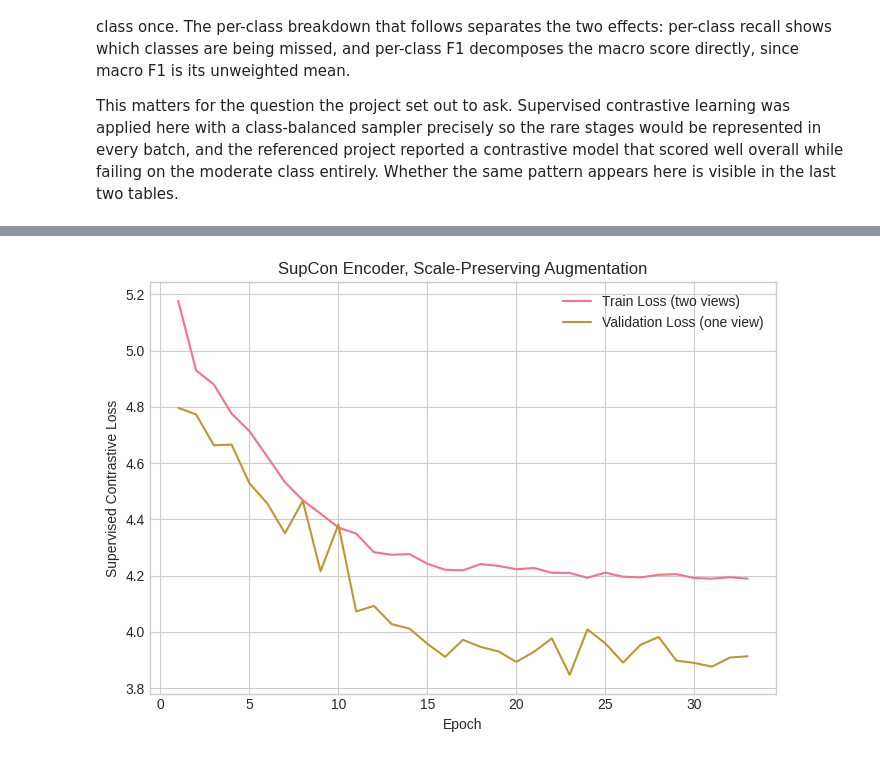
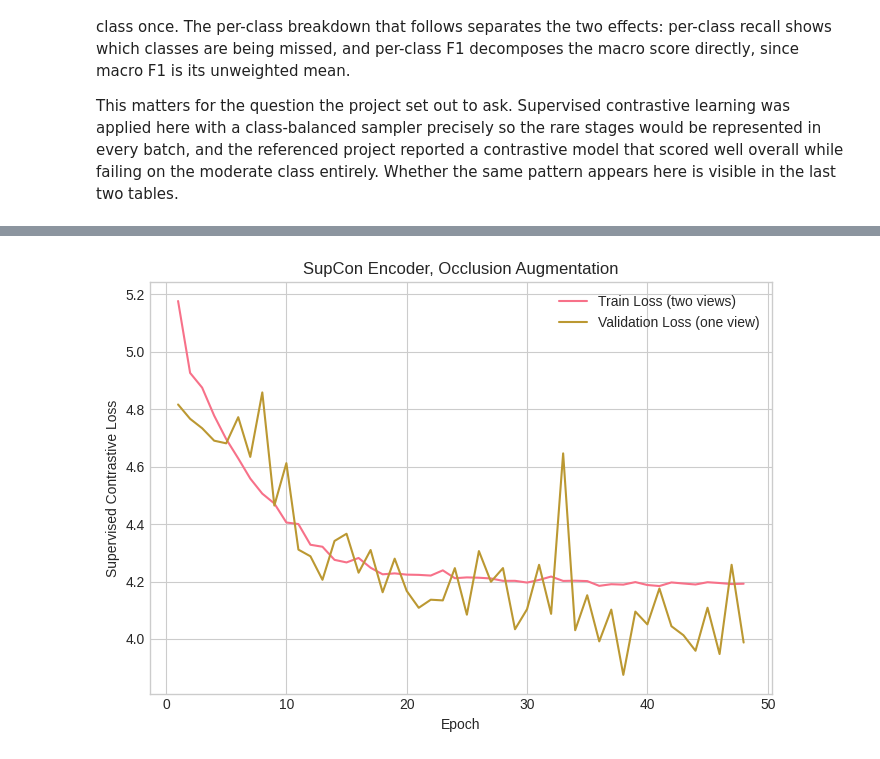
Before and after one commit to VladetaV/Deep-Learning-For-Human-Body-Marker-Augmentation, a Jupyter notebook: alzheimer_classification.ipynb, the cells around one changed output, grey strips where cells are left out. Drawn from its saved outputs; the diff is of its cells as text; code cells hidden in the pictures.

```diff
--- a/alzheimer_classification.ipynb
+++ b/alzheimer_classification.ipynb
@@ -2031,7 +2042,9 @@ def train_linear_probe(
 
     classifier.eval()
     with torch.no_grad():
-        predicted_labels = classifier(val_features).argmax(dim=1).cpu().tolist()
+        validation_logits = classifier(val_features)
+        validation_loss = probe_criterion(validation_logits, val_targets).item()
+        predicted_labels = validation_logits.argmax(dim=1).cpu().tolist()
     true_labels = val_targets.cpu().tolist()
 
     _, _, macro_f1, _ = precision_recall_fscore_support(
@@ -2045,6 +2058,7 @@ def train_linear_probe(
         'accuracy': accuracy_score(true_labels, predicted_labels),
         'macro_f1': macro_f1,
         'train_loss': loss.item(),
+        'val_loss': validation_loss,
     }
 # %%
 if CONTRASTIVE_MODEL_PATH.exists() and not RETRAIN_CONTRASTIVE:
@@ -2154,14 +2168,16 @@ else:
             'Temperature': config['temperature'],
             'Batch Size': contrastive_train_loader.batch_size,
             'Learning Rate': config['learning_rate'],
+            'Betas': config['betas'],
             'Best Epoch': selection['best_epoch'],
             'Validation Contrastive Loss': selection['val_loss'],
             'Probe Macro F1': probe['macro_f1'],
+            'Probe Validation Loss': probe['val_loss'],
             'Probe Accuracy': probe['accuracy'],
             'Training Seconds': training_seconds,
         })
 
-        trial_score = (probe['macro_f1'], probe['accuracy'])
+        trial_score = (probe['macro_f1'], -probe['val_loss'])
         if trial_score > best_search_score:
             best_search_score = trial_score
             best_encoder_state = state_dict_to_cpu(trial_encoder)
@@ -2193,8 +2209,8 @@ else:
             torch.cuda.empty_cache()
 
     contrastive_search_results = pd.DataFrame(search_rows).sort_values(
-        ['Probe Macro F1', 'Probe Accuracy'],
-        ascending=[False, False],
+        ['Probe Macro F1', 'Probe Validation Loss'],
+        ascending=[False, True],
     ).reset_index(drop=True)
 
     best_encoder = AlzheimerContrastiveEncoder(
@@ -2216,6 +2232,8 @@ else:
         'random_state': RANDOM_STATE,
         'data_split': 'original_kaggle_test',
         'selection_metric': 'validation_linear_probe_macro_f1',
+        'selection_tiebreak': 'validation_linear_probe_loss',
+        'augmentation': CONTRASTIVE_AUGMENTATION,
         'imagenet_pretrained': True,
         'input_channels': 1,
         'input_size': (128, 128),
@@ -2596,54 +2652,54 @@ Retrain existing models: False
 # %%
-load_scale_preserving_encoder = (
-    SCALE_PRESERVING_PATHS['encoder'].exists() and not RETRAIN_SCALE_PRESERVING
+load_occlusion_encoder = (
+    OCCLUSION_PATHS['encoder'].exists() and not RETRAIN_OCCLUSION
 )
 
 set_seed()
-scale_preserving_sampler.generator.manual_seed(RANDOM_STATE)
-scale_preserving_generator.manual_seed(RANDOM_STATE)
-scale_preserving_encoder = AlzheimerContrastiveEncoder(
+occlusion_sampler.generator.manual_seed(RANDOM_STATE)
+occlusion_generator.manual_seed(RANDOM_STATE)
+occlusion_encoder = AlzheimerContrastiveEncoder(
     backbone=best_contrastive_config['backbone'],
     projection_units=best_contrastive_config['projection_units'],
     projection_dimensions=best_contrastive_config['projection_dimensions'],
-    initialize_from_imagenet=not load_scale_preserving_encoder,
+    initialize_from_imagenet=not load_occlusion_encoder,
 ).to(device)
 
-if load_scale_preserving_encoder:
-    scale_preserving_checkpoint = torch.load(
-        SCALE_PRESERVING_PATHS['encoder'],
+if load_occlusion_encoder:
+    occlusion_checkpoint = torch.load(
+        OCCLUSION_PATHS['encoder'],
         map_location=device,
         weights_only=False,
     )
-    scale_preserving_encoder.load_state_dict(
-        scale_preserving_checkpoint['model_state_dict']
+    occlusion_encoder.load_state_dict(
+        occlusion_checkpoint['model_state_dict']
     )
-    scale_preserving_metrics = scale_preserving_checkpoint['metrics']
-    scale_preserving_probe = scale_preserving_checkpoint['linear_probe']
-    print(f"Loaded encoder from {SCALE_PRESERVING_PATHS['encoder']}")
+    occlusion_metrics = occlusion_checkpoint['metrics']
+    occlusion_probe = occlusion_checkpoint['linear_probe']
+    print(f"Loaded encoder from {OCCLUSION_PATHS['encoder']}")
 else:
-    scale_preserving_optimizer = build_contrastive_optimizer(
-        scale_preserving_encoder,
+    occlusion_optimizer = build_contrastive_optimizer(
+        occlusion_encoder,
         best_contrastive_config,
     )
-    scale_preserving_metrics, _ = pretrain_encoder(
-        scale_preserving_encoder,
+    occlusion_metrics, _ = pretrain_encoder(
+        occlusion_encoder,
         SupervisedContrastiveLoss(best_contrastive_config['temperature']),
-        scale_preserving_optimizer,
+        occlusion_optimizer,
         CONTRASTIVE_SEARCH_EPOCHS,
-        scale_preserving_train_loader,
+        occlusion_train_loader,
         contrastive_validation_loader,
         patience=CONTRASTIVE_SEARCH_PATIENCE,
-        model_name='SupCon Scale-Preserving',
+        model_name='SupCon Occlusion',
         use_amp=USE_AMP,
     )
 
     train_features, train_targets = extract_representations(
-        scale_preserving_encoder, original_train_loader, use_amp=USE_AMP
+        occlusion_encoder, original_train_loader, use_amp=USE_AMP
     )
     val_features, val_targets = extract_representations(
-        scale_preserving_encoder, validation_loader, use_amp=USE_AMP
+        occlusion_encoder, validation_loader, use_amp=USE_AMP
     )
-    scale_preserving_probe = train_linear_probe(
+    occlusion_probe = train_linear_probe(
         train_features,
         train_targets,
         val_features,
@@ -2655,33 +2711,33 @@ else:
 
     torch.save(
         {
-            'model_state_dict': state_dict_to_cpu(scale_preserving_encoder),
+            'model_state_dict': state_dict_to_cpu(occlusion_encoder),
             'config': best_contrastive_config,
-            'metrics': scale_preserving_metrics,
-            'linear_probe': scale_preserving_probe,
+            'metrics': occlusion_metrics,
+            'linear_probe': occlusion_probe,
             'class_names': CLASS_NAMES,
             'train_mean': float(TRAIN_MEAN),
             'train_std': float(TRAIN_STD),
             'random_state': RANDOM_STATE,
             'data_split': 'original_kaggle_test',
-            'augmentation': 'scale_preserving',
-            'batch_size': scale_preserving_train_loader.batch_size,
+            'augmentation': 'occlusion',
+            'batch_size': occlusion_train_loader.batch_size,
             'balanced_sampling_power': BALANCED_SAMPLING_POWER,
             'mixed_precision': USE_AMP,
         },
-        SCALE_PRESERVING_PATHS['encoder'].with_suffix('.tmp')
+        OCCLUSION_PATHS['encoder'].with_suffix('.tmp')
     )
-    SCALE_PRESERVING_PATHS['encoder'].with_suffix('.tmp').replace(
-        SCALE_PRESERVING_PATHS['encoder']
+    OCCLUSION_PATHS['encoder'].with_suffix('.tmp').replace(
+        OCCLUSION_PATHS['encoder']
     )
-    print(f"Saved encoder to {SCALE_PRESERVING_PATHS['encoder']}")
+    print(f"Saved encoder to {OCCLUSION_PATHS['encoder']}")
 
 print(
-    f"Validation linear probe macro F1: {scale_preserving_probe['macro_f1']:.4f} "
+    f"Validation linear probe macro F1: {occlusion_probe['macro_f1']:.4f} "
     f"(selected run: {contrastive_search_results['Probe Macro F1'].max():.4f})"
 )
 plot_contrastive_metrics(
-    scale_preserving_metrics,
-    title='SupCon Encoder, Scale-Preserving Augmentation',
+    occlusion_metrics,
+    title='SupCon Encoder, Occlusion Augmentation',
 )
 # %% [output]
@@ -2692,4 +2748,4 @@ Validation linear probe macro F1: 0.9976 (selected run: 0.9965)
-[figure, old version]
+[figure, new version]
 # %%
 def train_classifier_from_encoder(encoder, freeze_backbone, model_path, model_name):
     classifier = build_contrastive_classifier(encoder, freeze_backbone)
```
Also changed, not shown: parts of 18 cells of this notebook, 1 other file.
